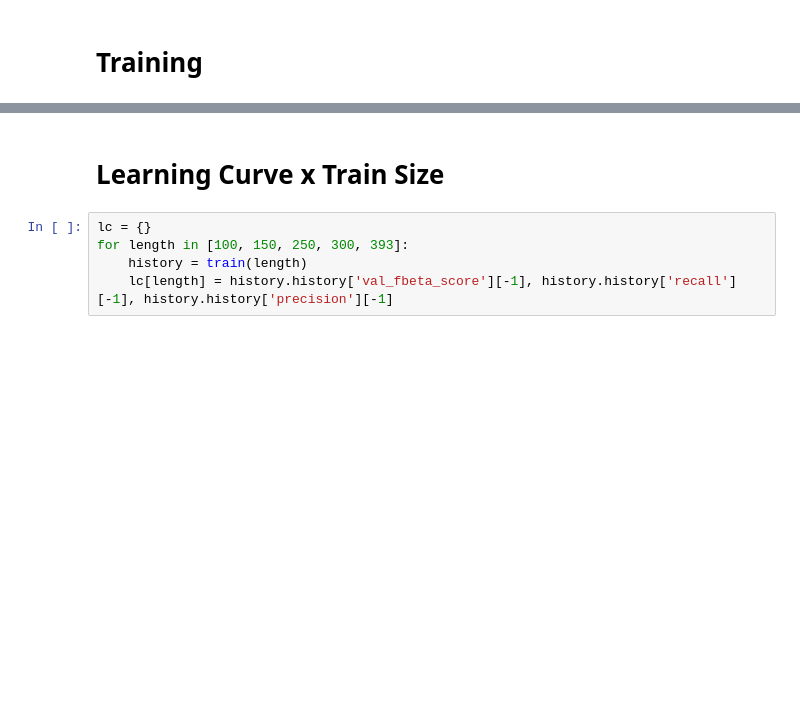
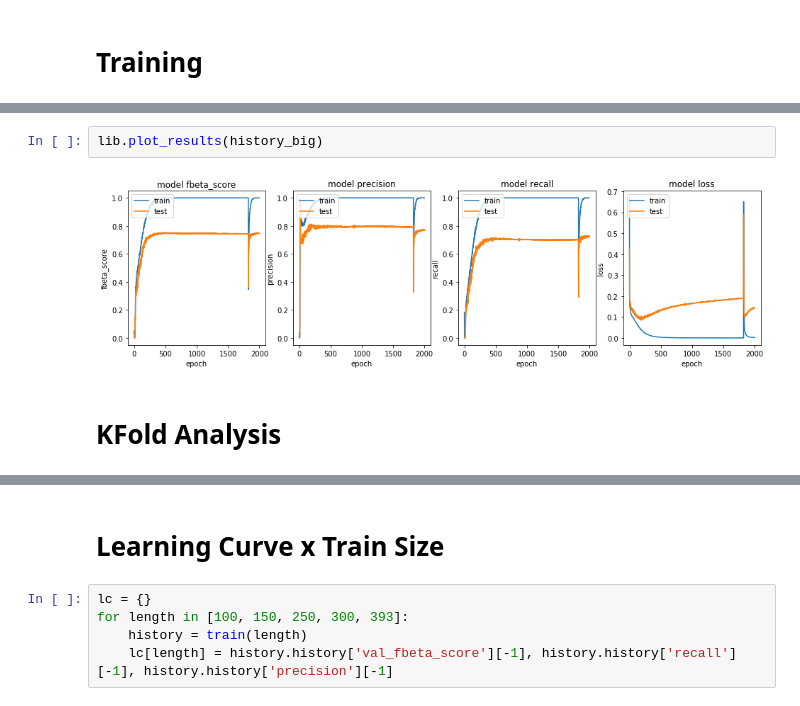
Before and after one commit to beatrizalbiero/MsResearch, a Jupyter notebook: WickelfeaturesProject/encoder-decoder.ipynb, the cells around one changed output, grey strips where cells are left out. Cells and saved outputs as stored; diff of their text form; blank space fills up the shorter version.

```diff
--- a/WickelfeaturesProject/encoder-decoder.ipynb
+++ b/WickelfeaturesProject/encoder-decoder.ipynb
@@ -373,0 +106,6 @@ pd.DataFrame([decode_sequences(x_test), decode_sequences(x_test,True)], columns=
+# %%
+lib.plot_results(history_big)
+# %% [output]
+[figure, added]
+# %% [markdown]
+# KFold Analysis
```
Also changed, not shown: parts of 75 cells of this notebook, 11 other files.
